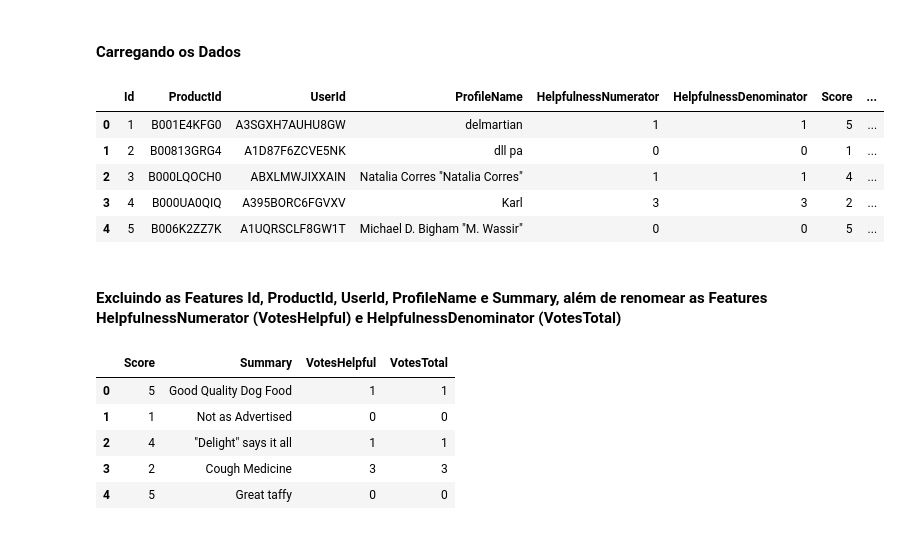
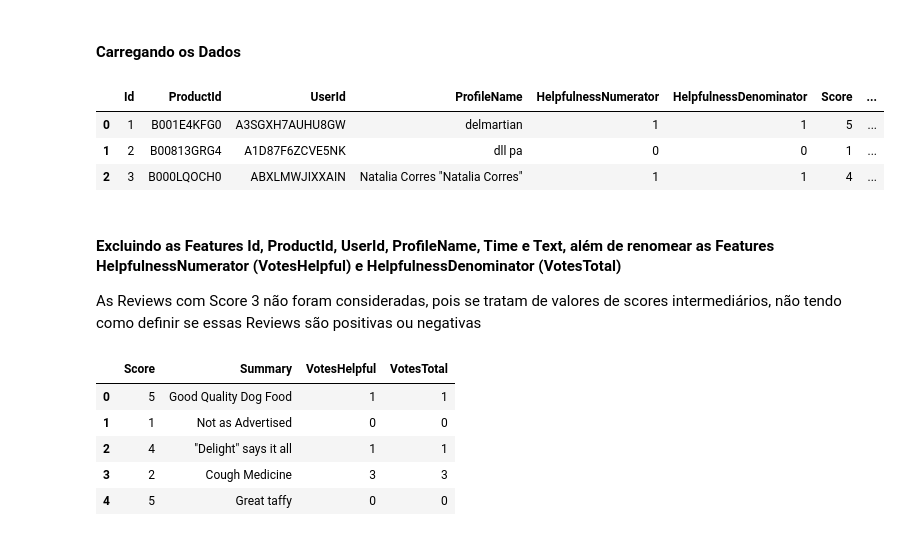
Before and after one commit to iankakaruzia/trabalho_final_machine_learning, a Jupyter notebook: Trabalho Final - Aprendizado de Máquina - Final.ipynb, the cells around one changed output. Drawn from its saved outputs; the diff is of its cells as text; code cells hidden in the pictures.

```diff
--- a/Trabalho Final - Aprendizado de Máquina - Final.ipynb
+++ b/Trabalho Final - Aprendizado de Máquina - Final.ipynb
@@ -17,16 +35,16 @@ import seaborn as sns
 # %%
 con = sqlite3.connect('database.sqlite')
 
-pd.read_sql_query("SELECT * FROM Reviews LIMIT 5", con)
+pd.read_sql_query("SELECT * FROM Reviews LIMIT 3", con)
 # %% [output]
 |  | Id | ProductId | UserId | ProfileName | HelpfulnessNumerator | HelpfulnessDenominator | Score | ... |
 | 0 | 1 | B001E4KFG0 | A3SGXH7AUHU8GW | delmartian | 1 | 1 | 5 | ... |
 | 1 | 2 | B00813GRG4 | A1D87F6ZCVE5NK | dll pa | 0 | 0 | 1 | ... |
 | 2 | 3 | B000LQOCH0 | ABXLMWJIXXAIN | Natalia Corres "Natalia Corres" | 1 | 1 | 4 | ... |
-| 3 | 4 | B000UA0QIQ | A395BORC6FGVXV | Karl | 3 | 3 | 2 | ... |
-| 4 | 5 | B006K2ZZ7K | A1UQRSCLF8GW1T | Michael D. Bigham "M. Wassir" | 0 | 0 | 5 | ... |
 # %% [markdown]
-#### Excluindo as Features Id, ProductId, UserId, ProfileName e Summary, além de renomear as Features HelpfulnessNumerator (VotesHelpful) e HelpfulnessDenominator (VotesTotal)
+#### Excluindo as Features Id, ProductId, UserId, ProfileName, Time e Text, além de renomear as Features HelpfulnessNumerator (VotesHelpful) e HelpfulnessDenominator (VotesTotal)
+
+As Reviews com Score 3 não foram consideradas, pois se tratam de valores de scores intermediários, não tendo como definir se essas Reviews são positivas ou negativas
 # %%
 messages = pd.read_sql_query("""
 SELECT
```
Also changed, not shown: parts of 80 cells of this notebook, 4 other files.
